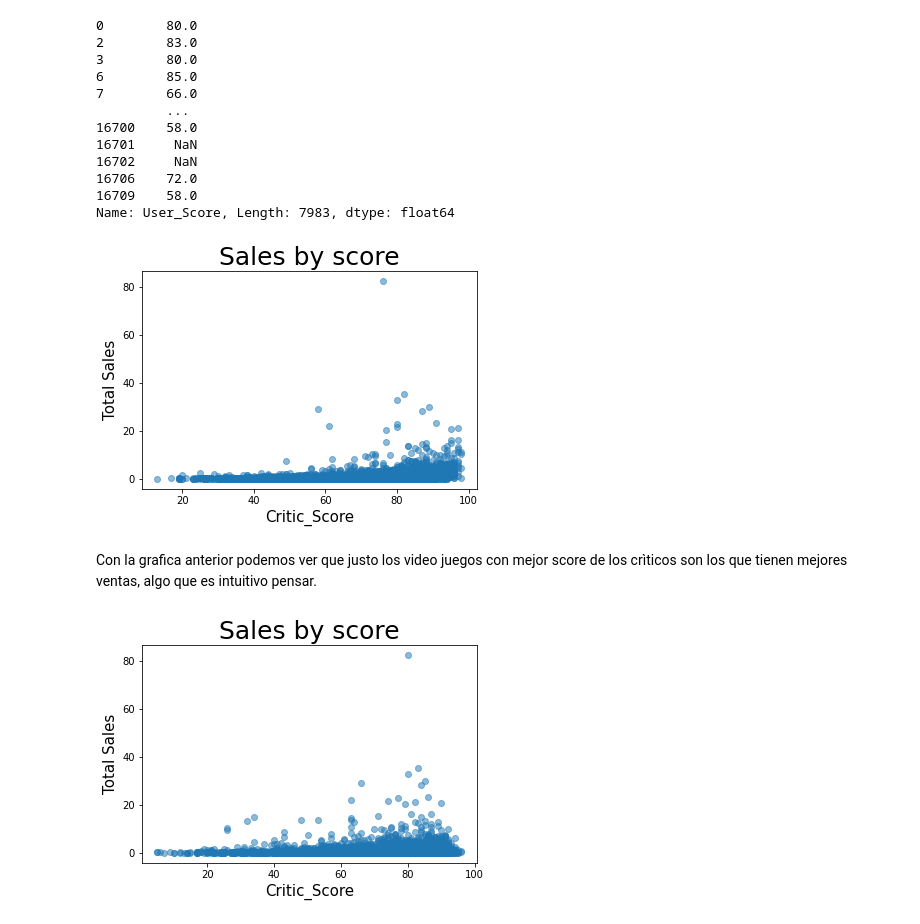
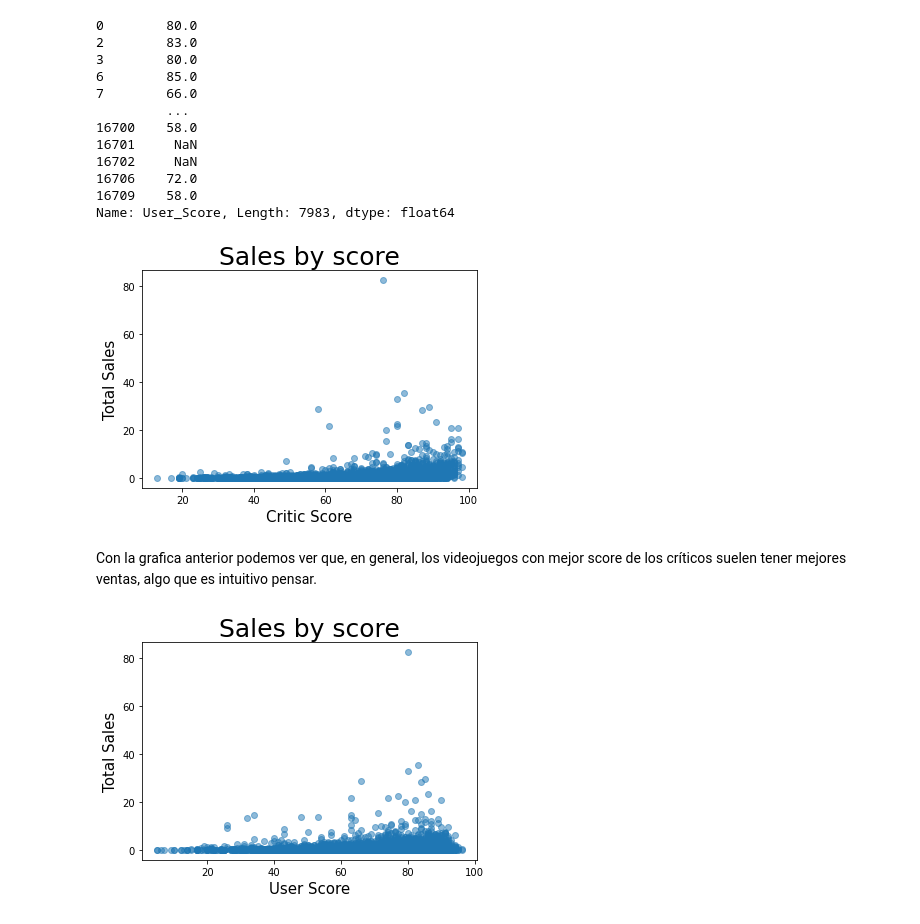
Before and after one commit to prope-2020-gh-classroom/practica-final-por-equipos-verano-2020-itam-jreyesgar93, a Jupyter notebook: Analisis_exploratorio.ipynb, the cells around one changed output. Drawn from its saved outputs; the diff is of its cells as text; code cells hidden in the pictures.

```diff
--- a/Analisis_exploratorio.ipynb
+++ b/Analisis_exploratorio.ipynb
@@ -31,3 +12,3 @@ Cargando datos:
 # %%
-video_games = pd.DataFrame(video_games)
+video_games = pd.DataFrame(df)
 # %% [markdown]
@@ -245,18 +240,18 @@ Name: User_Score, Length: 7983, dtype: float64
 # %%
 plt.scatter(video_games['Critic_Score'], video_games['Global_Sales'], alpha=0.5)
 plt.title('Sales by score', size = 25)
-plt.xlabel('Critic_Score', size = 15)
+plt.xlabel('Critic Score', size = 15)
 plt.ylabel('Total Sales',size = 15)
 plt.show()
 # %% [output]
-[figure, old version]
+[figure, new version]
 # %% [markdown]
-Con la grafica anterior podemos ver que justo los video juegos con mejor score de los crìticos son los que tienen mejores ventas, algo que es intuitivo pensar.
+Con la grafica anterior podemos ver que, en general, los videojuegos con mejor score de los críticos suelen tener mejores ventas, algo que es intuitivo pensar.
 # %%
 plt.scatter(video_games['User_Score'], video_games['Global_Sales'], alpha=0.5)
 plt.title('Sales by score', size = 25)
-plt.xlabel('User_Score', size = 15)
+plt.xlabel('User Score', size = 15)
 plt.ylabel('Total Sales',size = 15)
 plt.show()
 # %% [output]
-[figure, old version]
+[figure, new version]
```
Also changed, not shown: parts of 18 cells of this notebook.
